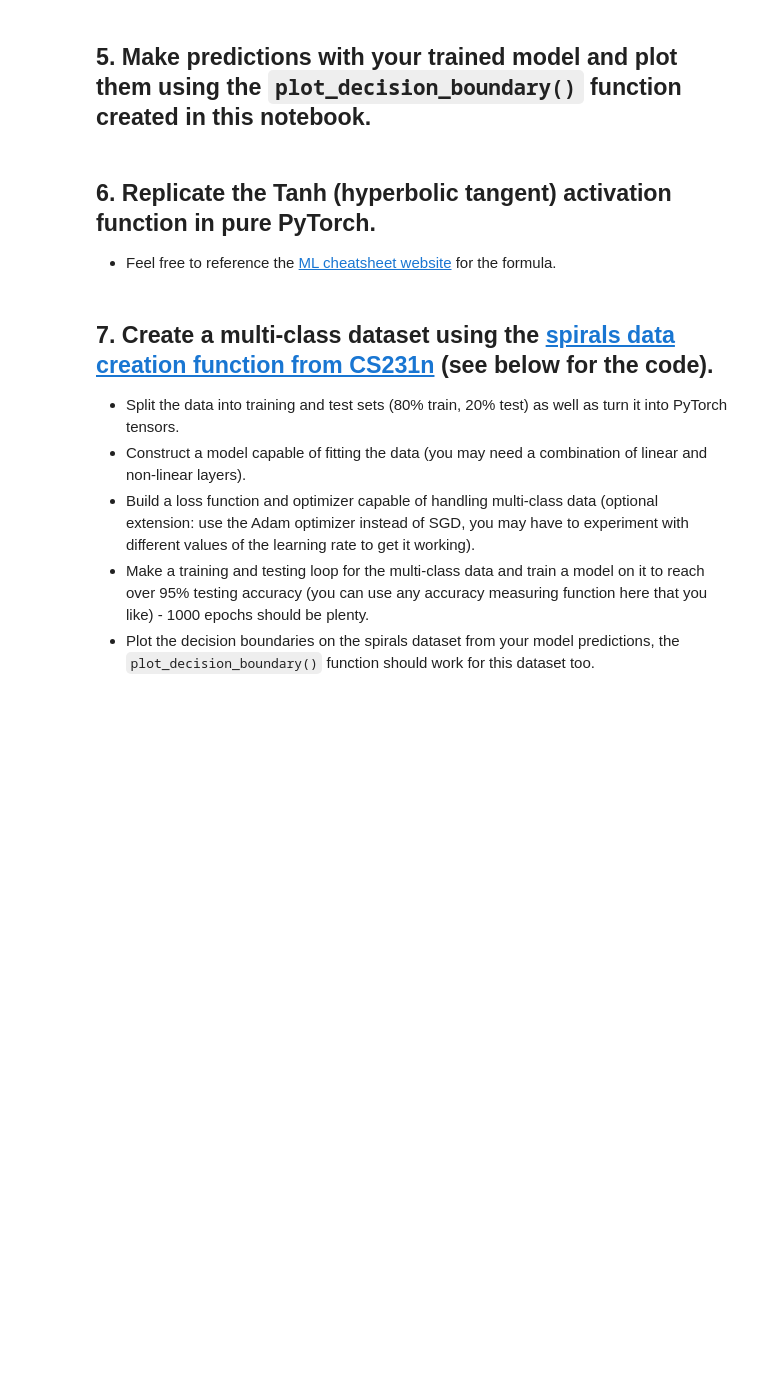
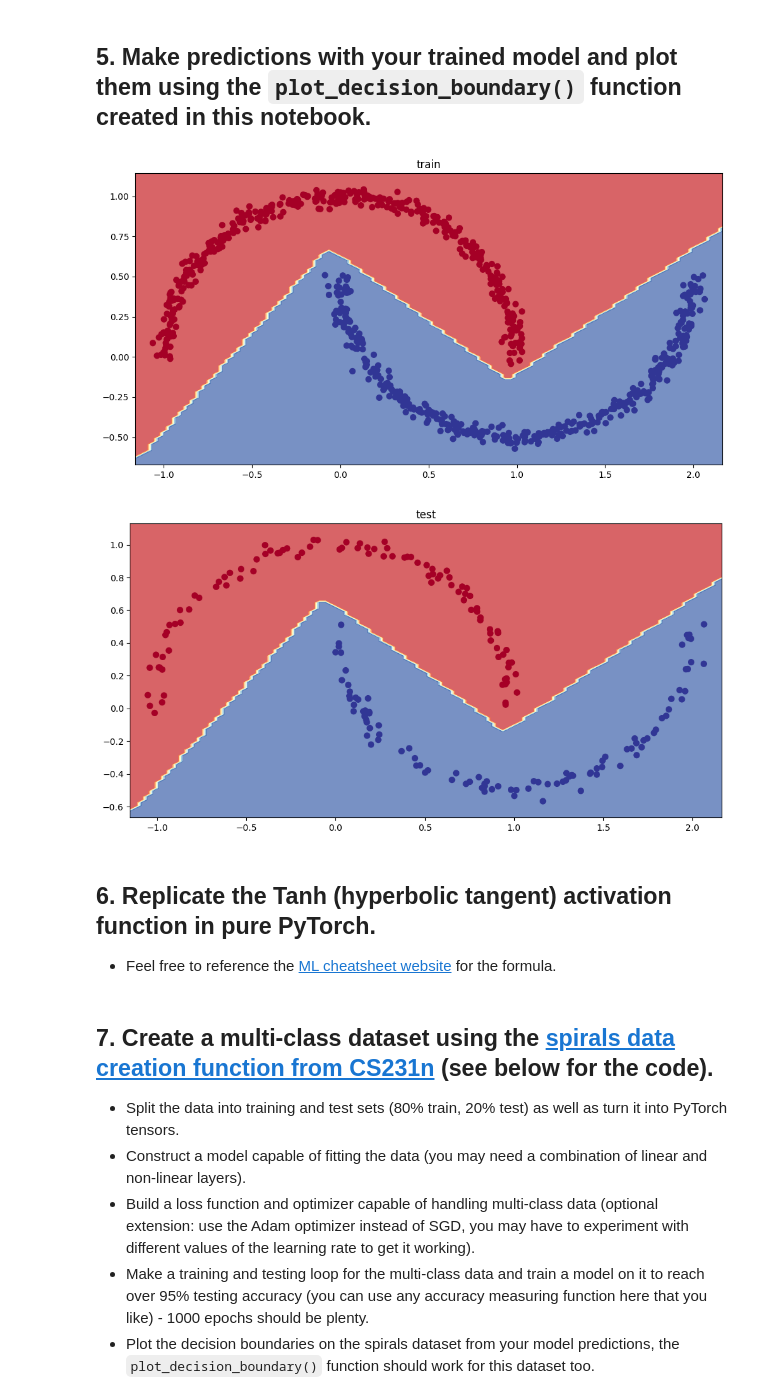
Before and after one commit to Manav010203/Quiz, a Jupyter notebook: extras/exercises/02_pytorch_classification_exercises.ipynb, the cells around one changed output. Saved outputs shown, nothing was run; the diff lists cells and outputs as text; code cells hidden in the pictures; blank space fills up the shorter version.

```diff
--- a/extras/exercises/02_pytorch_classification_exercises.ipynb
+++ b/extras/exercises/02_pytorch_classification_exercises.ipynb
@@ -79,7 +79,7 @@ plt.scatter(x=X[:,0],
 # %%
 # Turn data into tensors of dtype float
 X = torch.from_numpy(X).type(torch.float)
-y =torch.from_numpy(y).type(torch.LongTensor)
+y =torch.from_numpy(y).type(torch.float)
 
 # Split the data into train and test sets (80% train, 20% test)
 from sklearn.model_selection import train_test_split
@@ -116,7 +116,7 @@ class MoonModelV0(nn.Module):
           nn.ReLU(),
           nn.Linear(in_features=10,out_features=10),
           nn.ReLU(),
-          nn.Linear(in_features=10,out_features=4)
+          nn.Linear(in_features=10,out_features=1)
       )
 
 
@@ -142,11 +142,11 @@ MoonModelV0(
 ## 3. Setup a binary classification compatible loss function and optimizer to use when training the model built in 2.
 # %%
 # Setup loss function
-loss_fn = nn.CrossEntropyLoss()
+loss_fn = nn.BCEWithLogitsLoss()
 
 # Setup optimizer to optimize model's parameters
 optimizer = torch.optim.SGD(params =model_0.parameters(),
-                            lr=0.01)
+                            lr=0.1)
 # %% [markdown]
 ## 4. Create a training and testing loop to fit the model you created in 2 to the data you created in 1.
   * Do a forward pass of the model to see what's coming out in the form of logits, prediction probabilities and labels.
@@ -210,11 +210,11 @@ for epoch in range(epochs):
   ### Training
   model_0.train()
   # 1. Forward pass (logits output)
-  y_logits =model_0(X_train)
+  y_logits =model_0(X_train).squeeze()
   # Turn logits into prediction probabilities
-  Y_pred_prob = torch.softmax(y_logits,dim=1)
+  Y_pred_prob = torch.sigmoid(y_logits)
   # Turn prediction probabilities into prediction labels
-  y_preds = torch.argmax(Y_pred_prob,dim=1)
+  y_preds = torch.round(Y_pred_prob)
 
 
   # 2. Calculaute the loss
@@ -235,9 +235,9 @@ for epoch in range(epochs):
   model_0.eval()
   with torch.inference_mode():
     # 1. Forward pass (to get the logits)
-    y_test_logits = model_0(X_test)
+    y_test_logits = model_0(X_test).squeeze()
     # Turn the test logits into prediction labels
-    y_preds_label = torch.softmax(y_test_logits,dim=1).argmax(dim=1)
+    y_preds_label = torch.round(torch.sigmoid(y_test_logits))
 
     # 2. Caculate the test loss/acc
     test_loss = loss_fn(y_test_logits,y_test)
@@ -301,3 +301,16 @@ def plot_decision_boundary(model, X, y):
+# %%
+# Plot decision boundaries for training and test sets
+plt.figure(figsize=(12,6))
+plt.plot(1,2,1)
+plt.title("train")
+plot_decision_boundary(model_0,X_train,y_train)
+plt.figure(figsize=(12,6))
+plt.plot(1,2,2)
+plt.title("test")
+plot_decision_boundary(model_0,X_test,y_test)
+# %% [output]
+[figure, added]
+[figure, added]
 # %% [markdown]
 ## 6. Replicate the Tanh (hyperbolic tangent) activation function in pure PyTorch.
   * Feel free to reference the [ML cheatsheet website](https://ml-cheatsheet.readthedocs.io/en/latest/activation_functions.html#tanh) for the formula.
```
Also changed, not shown: parts of 9 cells of this notebook.
